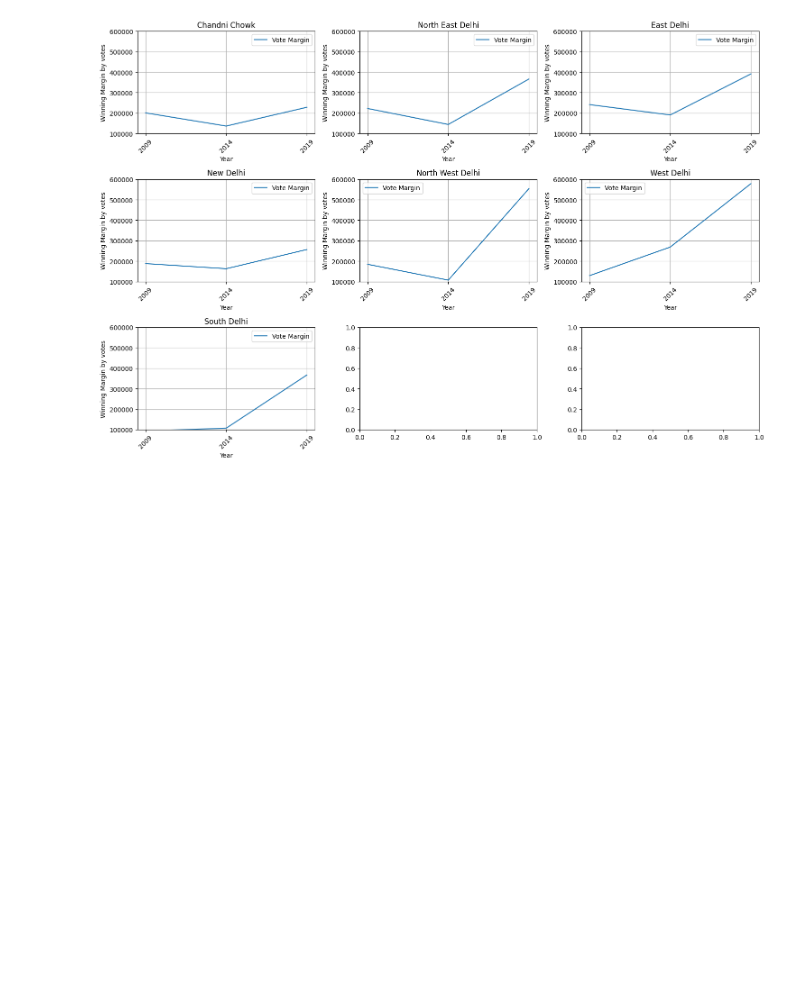
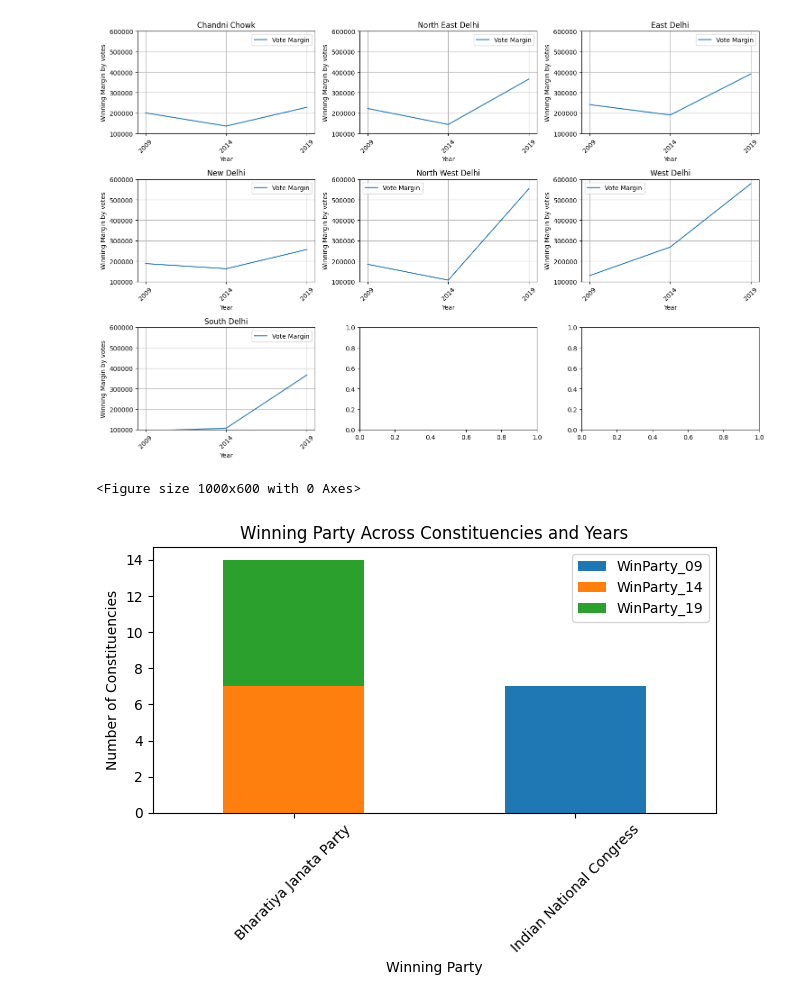
Before and after one commit to nksgbc/Delhi-Election, a Jupyter notebook: PC_Analysis/DelhiElection.ipynb, the cells around one changed output. Saved outputs shown, nothing was run; the diff lists cells and outputs as text; code cells hidden in the pictures; blank space fills up the shorter version.

Commit message:
Added winning party details

```diff
--- a/PC_Analysis/DelhiElection.ipynb
+++ b/PC_Analysis/DelhiElection.ipynb
@@ -164,3 +172,25 @@ plt.tight_layout()
 plt.show()
 # %% [output]
 [figure]
+# %%
+# Extracting relevant columns for winning parties and election years
+winning_party_columns = ["WinParty_09", "WinParty_14", "WinParty_19"]
+
+# Creating a new DataFrame with only the winning party columns
+df_winning_parties = df[winning_party_columns]
+
+# Counting occurrences of each winning party
+party_counts = df_winning_parties.apply(pd.Series.value_counts)
+
+# Plotting the bar plot
+plt.figure(figsize=(10, 6))
+party_counts.plot(kind='bar', stacked=True)
+plt.title('Winning Party Across Constituencies and Years')
+plt.xlabel('Winning Party')
+plt.ylabel('Number of Constituencies')
+plt.xticks(rotation=45)
+plt.tight_layout()
+plt.show()
+# %% [output]
+<Figure size 1000x600 with 0 Axes>
+[figure, added]
```
Also changed, not shown: parts of 1 cell of this notebook.
